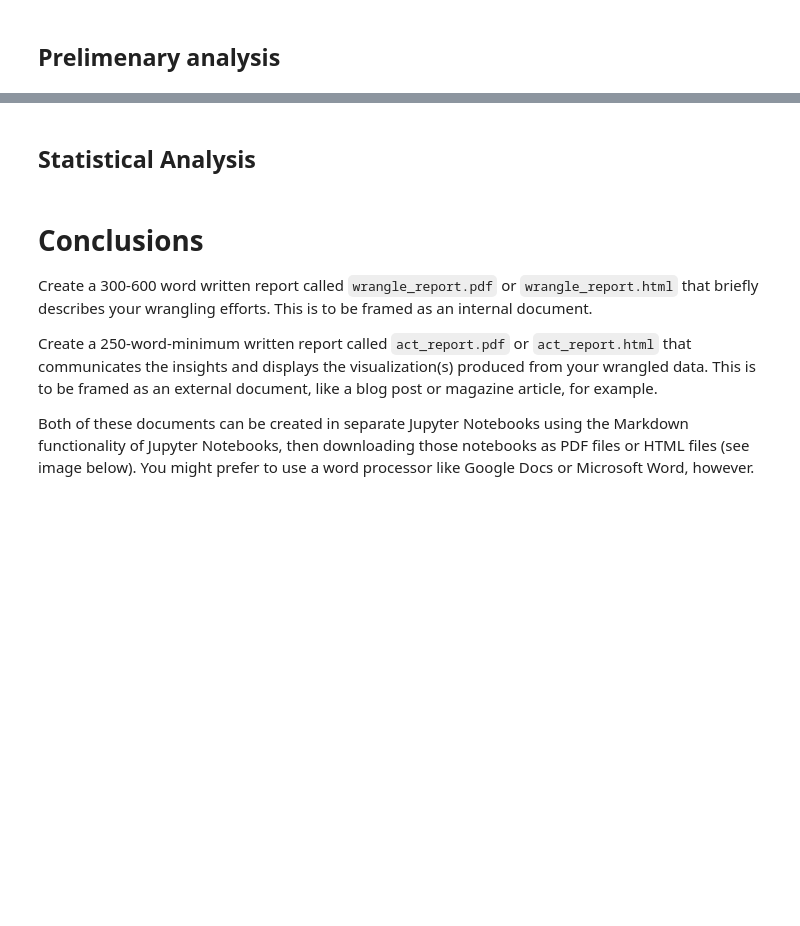
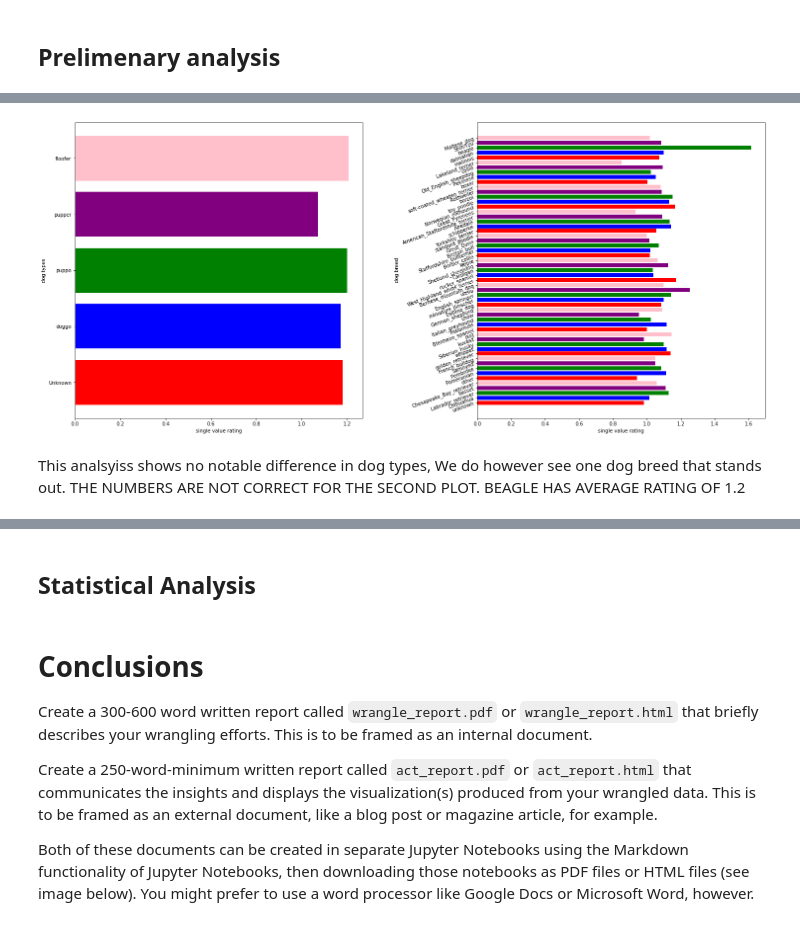
Before and after one commit to lpedejong/Nano_degree_projects, a Jupyter notebook: Project3_Data_Wrangling/Project_4_Wrangling_Twitter.ipynb, the cells around one changed output, grey strips where cells are left out. Saved outputs shown, nothing was run; the diff lists cells and outputs as text; code cells hidden in the pictures; blank space fills up the shorter version.

Commit message:
Start of Analysis
Descriptive analysis
Preliminary analysis
rating
retweet count
favorite count
per dog type and dog breed

plots show different averages than calculated averages

```diff
--- a/Project3_Data_Wrangling/Project_4_Wrangling_Twitter.ipynb
+++ b/Project3_Data_Wrangling/Project_4_Wrangling_Twitter.ipynb
@@ -885,3 +885,7 @@ twitter_archive_clean.to_csv('twitter_archive_master.csv', na_rep= 'Unknown', en
 # Analysis
 
 . At least three (3) insights and one (1) visualization must be produced.
+# %%
+#load clean twitter archive
+tweets = pd.read_csv('twitter_archive_master.csv')
+tweets.head(2)
@@ -889,0 +913,13 @@ twitter_archive_clean.to_csv('twitter_archive_master.csv', na_rep= 'Unknown', en
+# %%
+#create single number rating column
+tweets['rating'] = tweets.rating_numerator/tweets.rating_denominator
+# %%
+#create new column for dog breeds substiting single breeds for "other"
+# value counts for all the dog breeds
+vc = tweets.breed.value_counts()
+# get the breeds that have a value count of less then
+singles = vc[vc<10].index.tolist()
+# new column for dog breeds
+tweets['breed_group'] = tweets['breed']
+# replace strings in single list with string 'other'
+tweets['breed_group'].replace(singles, 'other', inplace = True)
@@ -891,0 +967,30 @@ twitter_archive_clean.to_csv('twitter_archive_master.csv', na_rep= 'Unknown', en
+# %%
+#plotting average single value rating per dog breed and dog type
+fig, (ax,bx) = plt.subplots(1,2, figsize = (5,11))
+
+dog_types = tweets.dog_type.unique().tolist()
+y_pos = np.arange(5)
+rating = tweets.groupby('dog_type').mean().reset_index()
+
+ax.barh(dog_types, rating['rating'], align = 'center', color = ['red', 'blue','green','purple','pink'])
+ax.set_yticks(y_pos)
+ax.set_xlabel('single value rating')
+ax.set_ylabel('dog types')
+
+y_ticks = [i for i in range(len(breed))]
+breed = tweets.breed_group.unique().tolist()
+y_pos = np.arange(len(breed))
+rating2 = tweets.groupby('breed_group').mean()
+bx.barh(y_ticks, rating2['rating'], align = 'center', color = ['red', 'blue','green','purple','pink'])
+bx.set_yticks(y_pos)
+bx.set_yticklabels(breed, rotation = 20)
+bx.set_xlabel('single value rating')
+bx.set_ylabel('dog breed')
+bx.tick_params(axis = 'y', pad = 2)
+plt.subplots_adjust(wspace =0.4)
+fig.set_figwidth(25)
+plt.show()
+# %% [output]
+[figure, added]
+# %% [markdown]
+This analsyiss shows no notable difference in dog types, We do however see one dog breed that stands out. THE NUMBERS ARE NOT CORRECT FOR THE SECOND PLOT. BEAGLE HAS AVERAGE RATING OF 1.2
```
Also changed, not shown: parts of 17 cells of this notebook.
